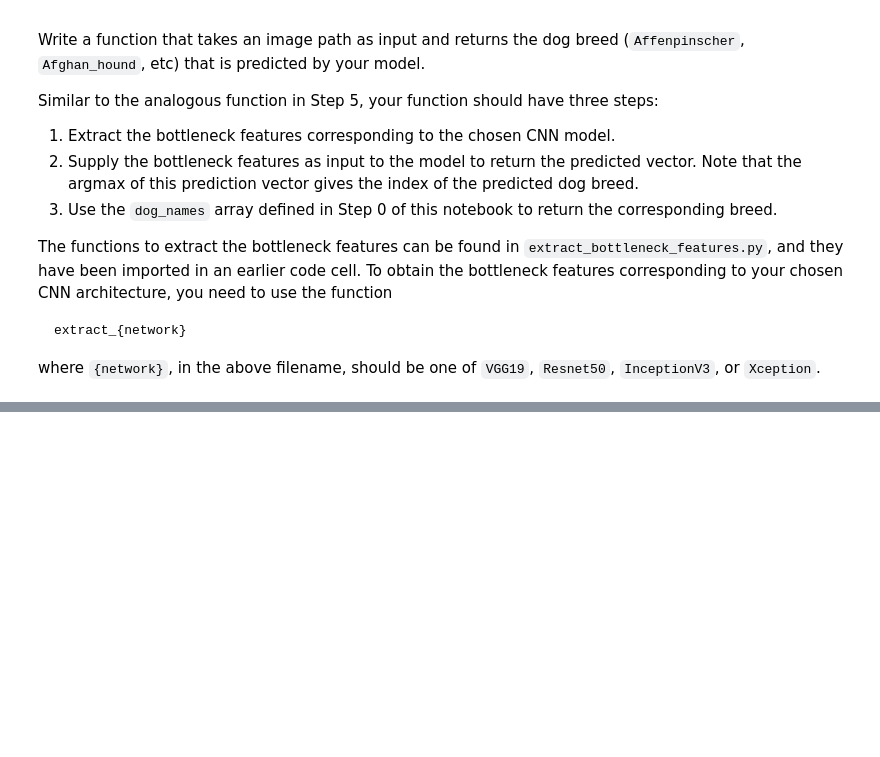
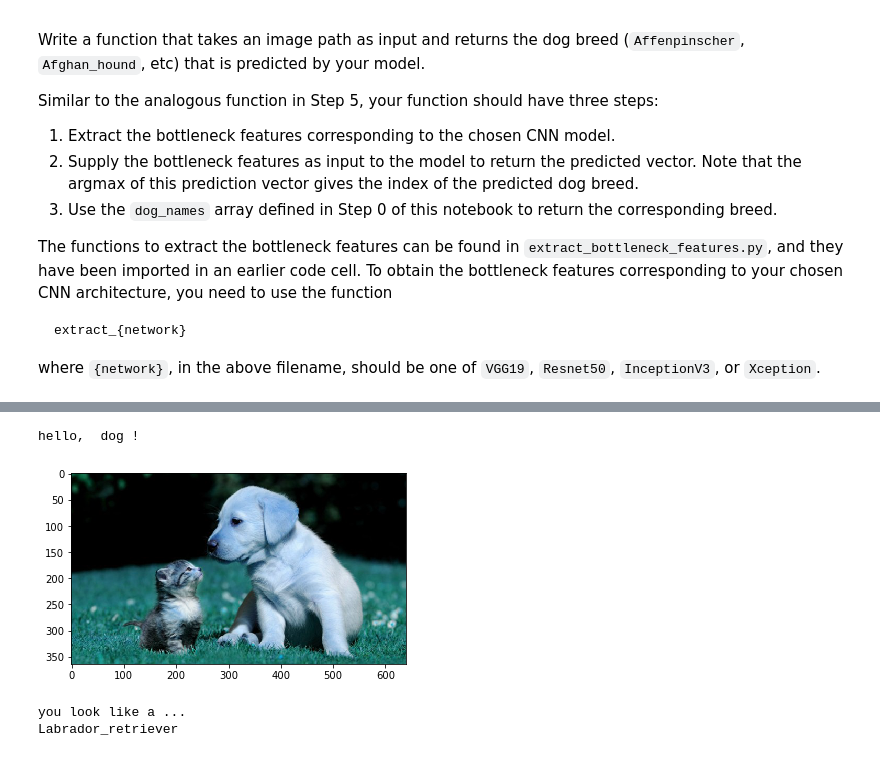
Before and after one commit to fnakashima/dog-project, a Jupyter notebook: dog_app.ipynb, the cells around one changed output, grey strips where cells are left out. Drawn from its saved outputs; the diff is of its cells as text; code cells hidden in the pictures; blank space fills up the shorter version.

```diff
--- a/dog_app.ipynb
+++ b/dog_app.ipynb
@@ -692,6 +696,7 @@ Epoch 50/50
 ### (IMPLEMENTATION) Load the Model with the Best Validation Loss
 # %%
 ### TODO: Load the model weights with the best validation loss.
+target_checkpoint_filepath = 'saved_models/weights.best.' + network + '.hdf5'
 network_model.load_weights(target_checkpoint_filepath)
 # %% [markdown]
 ### (IMPLEMENTATION) Test the Model
@@ -747,7 +752,7 @@ where `{network}`, in the above filename, should be one of `VGG19`, `Resnet50`,
 from extract_bottleneck_features import *
 
 def Network_predict_breed(img_path):
-    bottleneck_feature;
+    bottleneck_feature = None;
     if network == 'VGG19':
         bottleneck_feature = extract_VGG19(path_to_tensor(img_path))
     elif network == 'Resnet50':
@@ -789,7 +794,7 @@ def display_image(img_path):
     plt.show()
 
 def dogface_detector(img_path):
-    target;
+    target = 'na'
     if dog_detector(img_path):
         # if a dog is detected in the image, return the predicted breed.
         target = 'dog'
@@ -797,8 +802,8 @@ def dogface_detector(img_path):
         # if a human is detected in the image, return the resembling dog breed.
         target = 'human'
     else:
-        target = 'na'
         print('Please specify any image contains a dog or human')
+        display_image(img_path)
         return
 
     detected_breed = Network_predict_breed(img_path)
@@ -824,4 +834,11 @@ __Answer:__
 # %%
 ## TODO: Execute your algorithm from Step 6 on
 ## at least 6 images on your computer.
 ## Feel free to use as many code cells as needed.
+target_path = './test_images/Labrador-Retriever_and_kitten.jpg'
+dogface_detector(target_path)
+# %% [output]
+hello,  dog !
+[figure, added]
+you look like a ...
+Labrador_retriever
```
Also changed, not shown: parts of 11 cells of this notebook, 8 other files.
